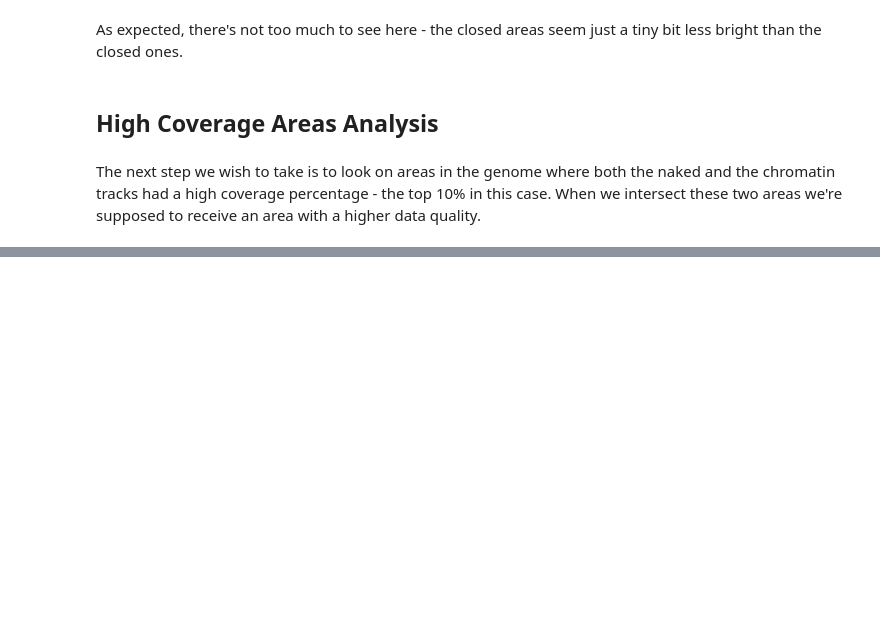
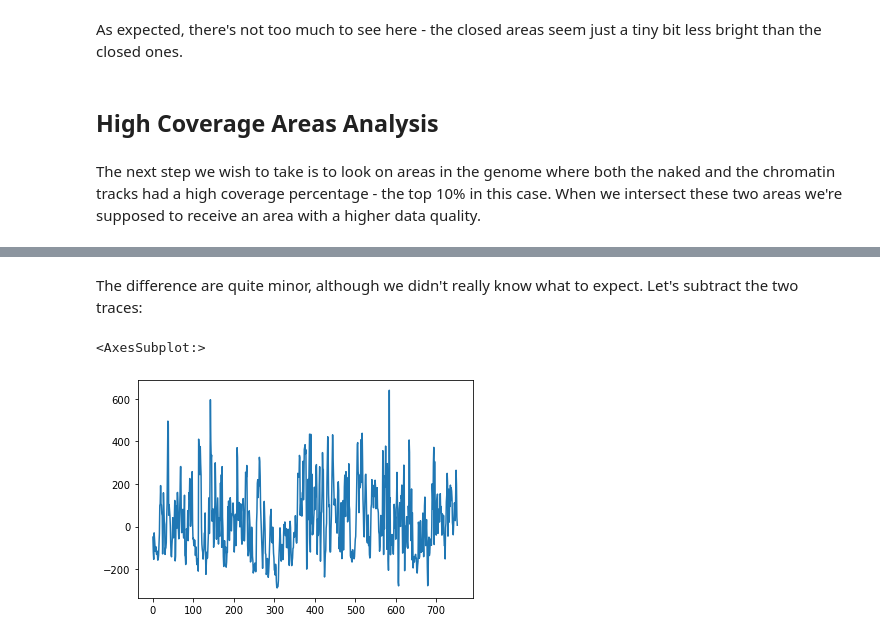
Before and after one commit to ebensteinLab/EcoDAM, a Jupyter notebook: notebooks/normalize_chrom_to_atac.ipynb, the cells around one changed output, grey strips where cells are left out. Saved outputs shown, nothing was run; the diff lists cells and outputs as text; code cells hidden in the pictures; blank space fills up the shorter version.

```diff
--- a/notebooks/normalize_chrom_to_atac.ipynb
+++ b/notebooks/normalize_chrom_to_atac.ipynb
@@ -576,3 +579,8 @@ highcov_naked_fname = pathlib.Path(
 )
 # %% [output]
 [interactive output not drawn]
+# %%
+highcov_chrom, highcov_naked = preprocess_bedgraph(
+    [highcov_chrom_fname, highcov_naked_fname]
+)
+highcov_chrom, highcov_naked = highcov_chrom.data, highcov_naked.data
@@ -578,0 +589,4 @@ highcov_naked_fname = pathlib.Path(
+# %%
+highcov_chrom_overlap, highcov_naked_overlap = highcov_chrom.bg.unweighted_overlap(
+    highcov_naked
+)
@@ -578,0 +621,11 @@ highcov_naked_fname = pathlib.Path(
+# %% [markdown]
+The difference are quite minor, although we didn't really know what to expect. Let's subtract the two traces:
+# %%
+highcov_subtraction = (
+    highcov_naked_overlap.bg.index_to_columns().loc[:, "intensity"]
+    - highcov_chrom_overlap.bg.index_to_columns().loc[:, "intensity"]
+)
+highcov_subtraction.plot()
+# %% [output]
+<AxesSubplot:>
+[figure, added]
```
Also changed, not shown: parts of 15 cells of this notebook, 11 other files.
